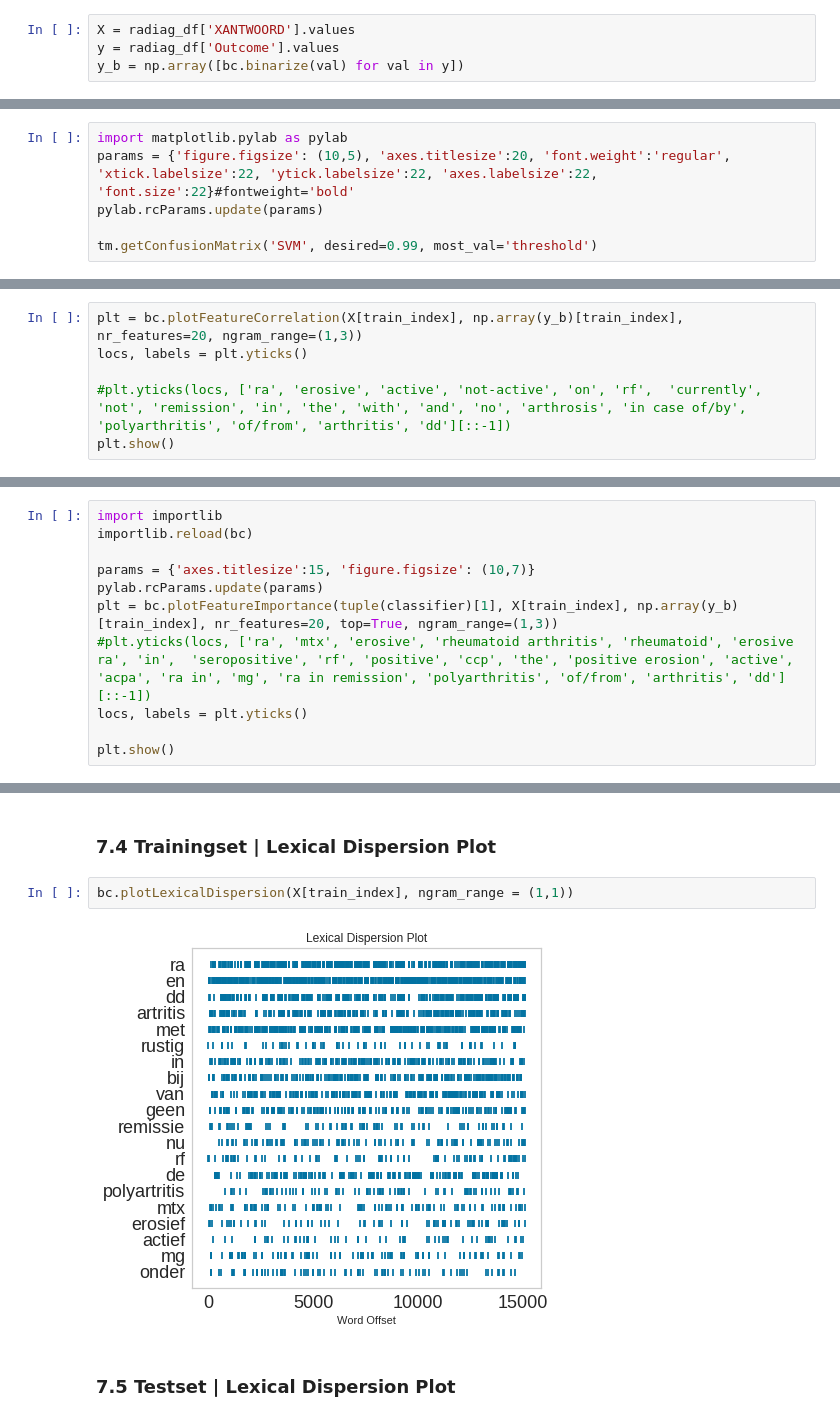
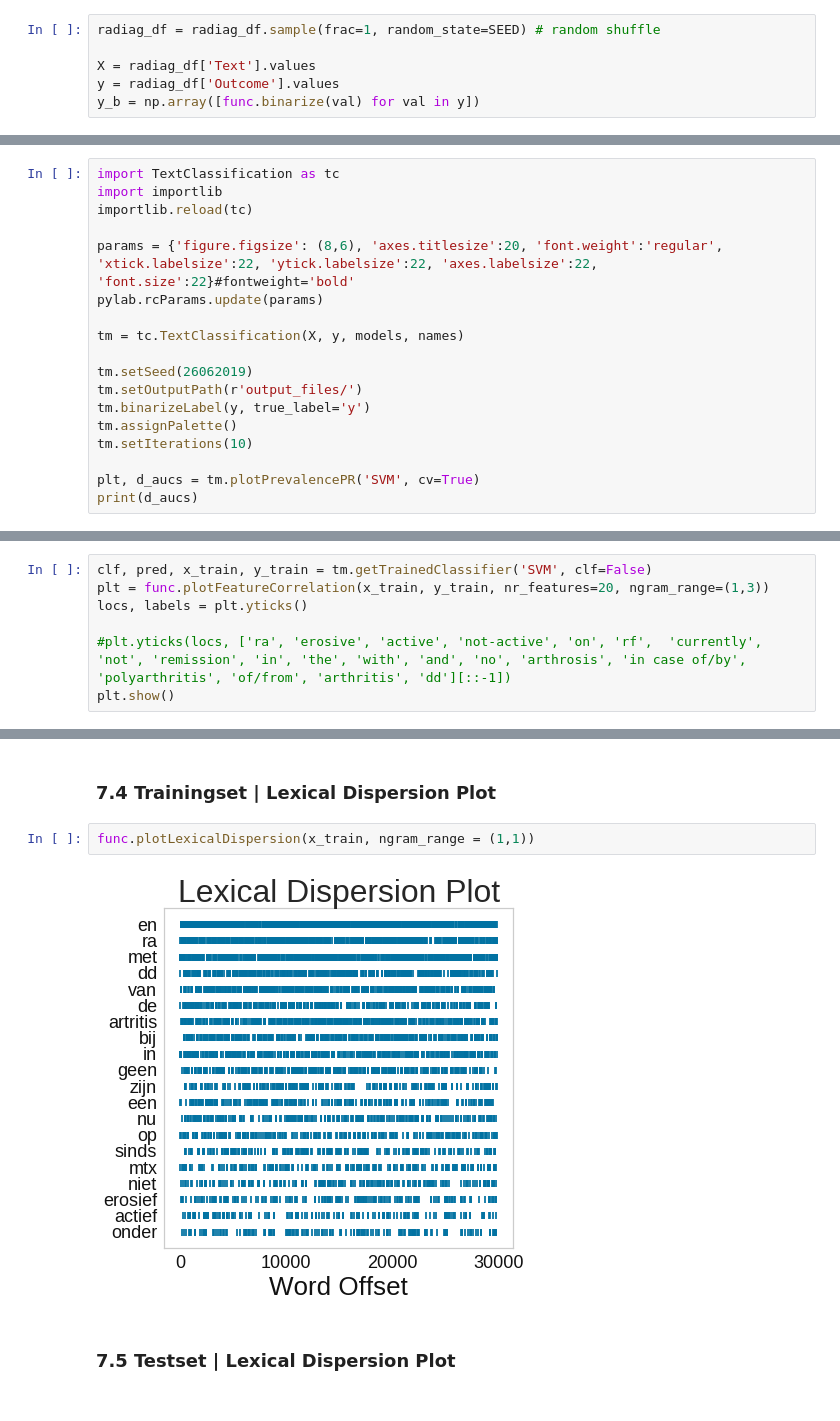
Before and after one commit to levrex/DiagnosisExtraction_ML, a Jupyter notebook: Notebook_Diagnosis_Extraction.ipynb, the cells around one changed output, grey strips where cells are left out. Saved outputs shown, nothing was run; the diff lists cells and outputs as text.

```diff
--- a/Notebook_Diagnosis_Extraction.ipynb
+++ b/Notebook_Diagnosis_Extraction.ipynb
@@ -146,9 +172,11 @@ if (balance):
 # %% [markdown]
 ### 2.3 Splitting annotated set on both the textual data and the corresponding label (Y)
 # %%
-X = radiag_df['XANTWOORD'].values
+radiag_df = radiag_df.sample(frac=1, random_state=SEED) # random shuffle
+
+X = radiag_df['Text'].values
 y = radiag_df['Outcome'].values
-y_b = np.array([bc.binarize(val) for val in y])
+y_b = np.array([func.binarize(val) for val in y])
 # %% [markdown]
 ### 2.4 Visualizing the data
 #### Plot: Prevalence of RA-cases
@@ -471,7 +470,19 @@ ACC:    0.981
 # %%
-import matplotlib.pylab as pylab
-params = {'figure.figsize': (10,5), 'axes.titlesize':20, 'font.weight':'regular', 'xtick.labelsize':22, 'ytick.labelsize':22, 'axes.labelsize':22, 'font.size':22}#fontweight='bold'
+import TextClassification as tc
+import importlib
+importlib.reload(tc)
+
+params = {'figure.figsize': (8,6), 'axes.titlesize':20, 'font.weight':'regular', 'xtick.labelsize':22, 'ytick.labelsize':22, 'axes.labelsize':22, 'font.size':22}#fontweight='bold'
 pylab.rcParams.update(params)
 
-tm.getConfusionMatrix('SVM', desired=0.99, most_val='threshold')
+tm = tc.TextClassification(X, y, models, names)
+
+tm.setSeed(26062019)
+tm.setOutputPath(r'output_files/')
+tm.binarizeLabel(y, true_label='y')
+tm.assignPalette()
+tm.setIterations(10)
+
+plt, d_aucs = tm.plotPrevalencePR('SVM', cv=True)
+print(d_aucs)
 # %% [output]
@@ -502,7 +597,8 @@ plt.show()
 # %% [markdown]
 ### 7.2 Pearson correlation per feature
 # %%
-plt = bc.plotFeatureCorrelation(X[train_index], np.array(y_b)[train_index], nr_features=20, ngram_range=(1,3))
+clf, pred, x_train, y_train = tm.getTrainedClassifier('SVM', clf=False)
+plt = func.plotFeatureCorrelation(x_train, y_train, nr_features=20, ngram_range=(1,3))
 locs, labels = plt.yticks()
 
 #plt.yticks(locs, ['ra', 'erosive', 'active', 'not-active', 'on', 'rf',  'currently', 'not', 'remission', 'in', 'the', 'with', 'and', 'no', 'arthrosis', 'in case of/by', 'polyarthritis', 'of/from', 'arthritis', 'dd'][::-1])
@@ -517,11 +614,0 @@ Feature importance is calculated with the leave-one-out method to assess the exp
-# %%
-import importlib
-importlib.reload(bc)
-
-params = {'axes.titlesize':15, 'figure.figsize': (10,7)}
-pylab.rcParams.update(params)
-plt = bc.plotFeatureImportance(tuple(classifier)[1], X[train_index], np.array(y_b)[train_index], nr_features=20, top=True, ngram_range=(1,3))
-#plt.yticks(locs, ['ra', 'mtx', 'erosive', 'rheumatoid arthritis', 'rheumatoid', 'erosive ra', 'in',  'seropositive', 'rf', 'positive', 'ccp', 'the', 'positive erosion', 'active', 'acpa', 'ra in', 'mg', 'ra in remission', 'polyarthritis', 'of/from', 'arthritis', 'dd'][::-1])
-locs, labels = plt.yticks()
-
-plt.show()
@@ -535,9 +615,9 @@ plt.show()
 # %% [markdown]
 ### 7.4 Trainingset | Lexical Dispersion Plot
 # %%
-bc.plotLexicalDispersion(X[train_index], ngram_range = (1,1))
+func.plotLexicalDispersion(x_train, ngram_range = (1,1))
 # %% [output]
-[figure, old version]
+[figure, new version]
 # %% [markdown]
 ### 7.5 Testset | Lexical Dispersion Plot
 # %%
```
Also changed, not shown: parts of 51 cells of this notebook, 28 other files.
